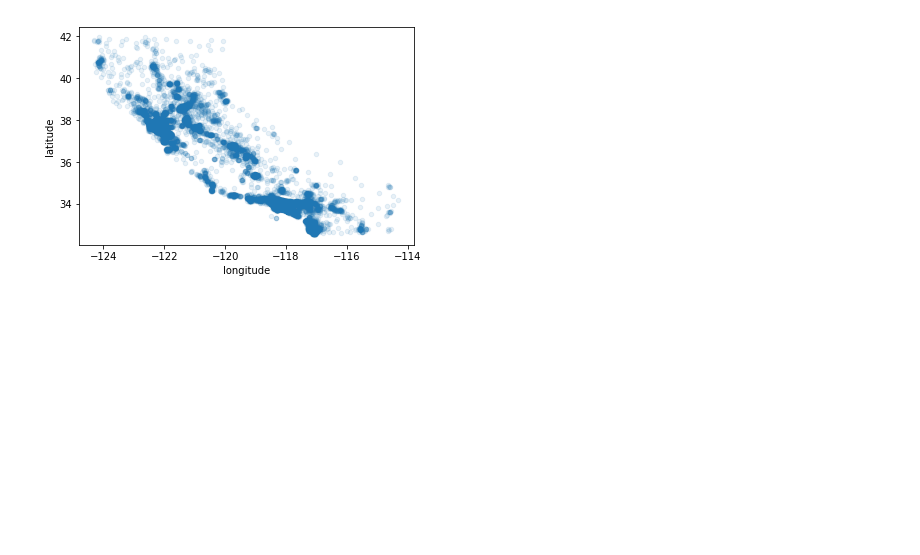
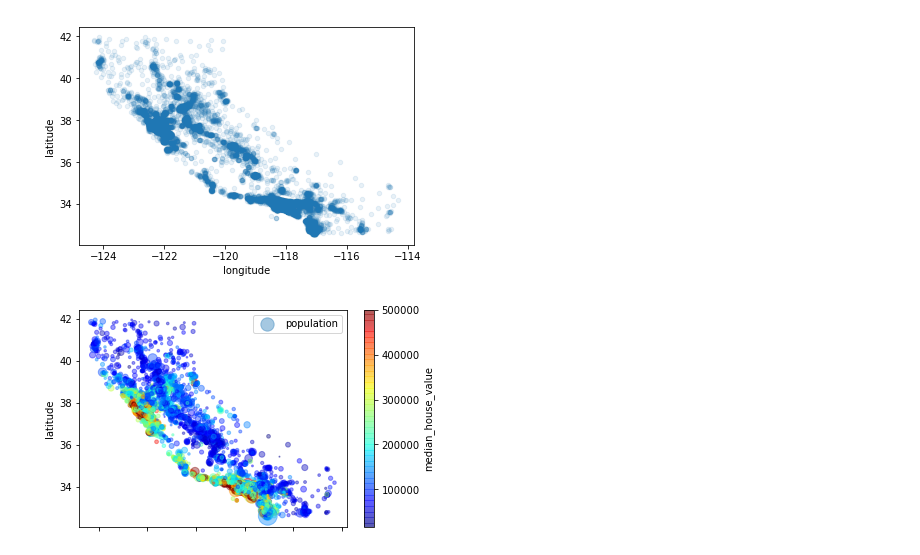
Before and after one commit to jaredwelch1/Housing_Data_Notebook, a Jupyter notebook: Housing_data_notebook.ipynb, the cells around one changed output. Cells and saved outputs as stored; diff of their text form; code cells hidden in the pictures; blank space fills up the shorter version.

Commit message:
almost done with data prep
Change-Id: I5deb4fe6107ce136d30bfa2bc2e50ad2881825a4

```diff
--- a/Housing_data_notebook.ipynb
+++ b/Housing_data_notebook.ipynb
@@ -171,3 +173,13 @@ data_train.plot(kind="scatter", x="longitude", y="latitude", alpha=0.1)
 plot.show()
 # %% [output]
 [figure]
+# %%
+# plot a little differently, include income this time and add color
+data_train.plot(kind="scatter", x="longitude", y="latitude", alpha=0.4,
+             s=data['population']/100, label="population",
+             c="median_house_value", cmap=plot.get_cmap('jet'), colorbar=True,
+            )
+plot.legend()
+plot.show()
+# %% [output]
+[figure, added]
```
Also changed, not shown: parts of 12 cells of this notebook.
